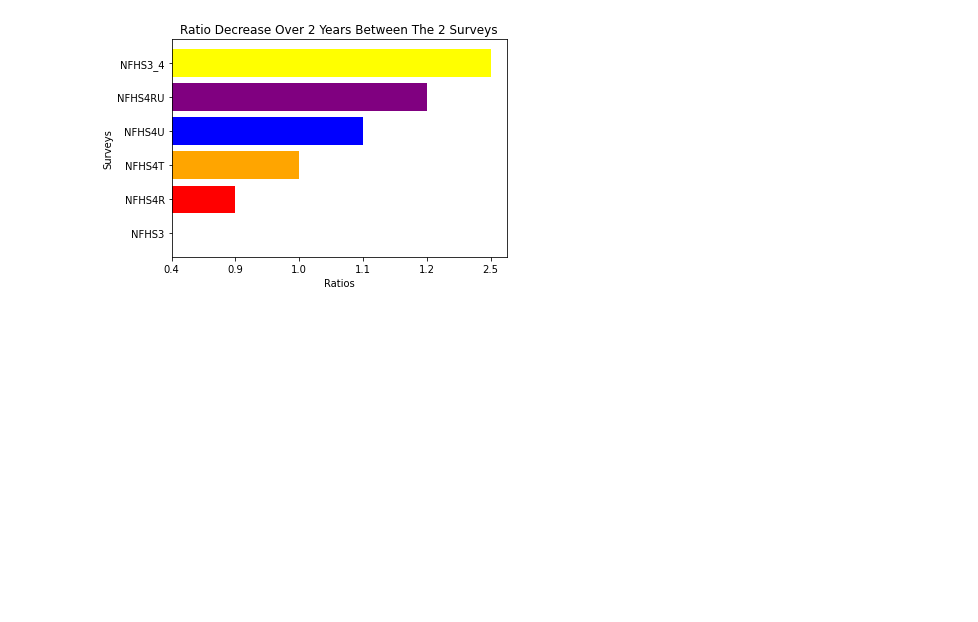
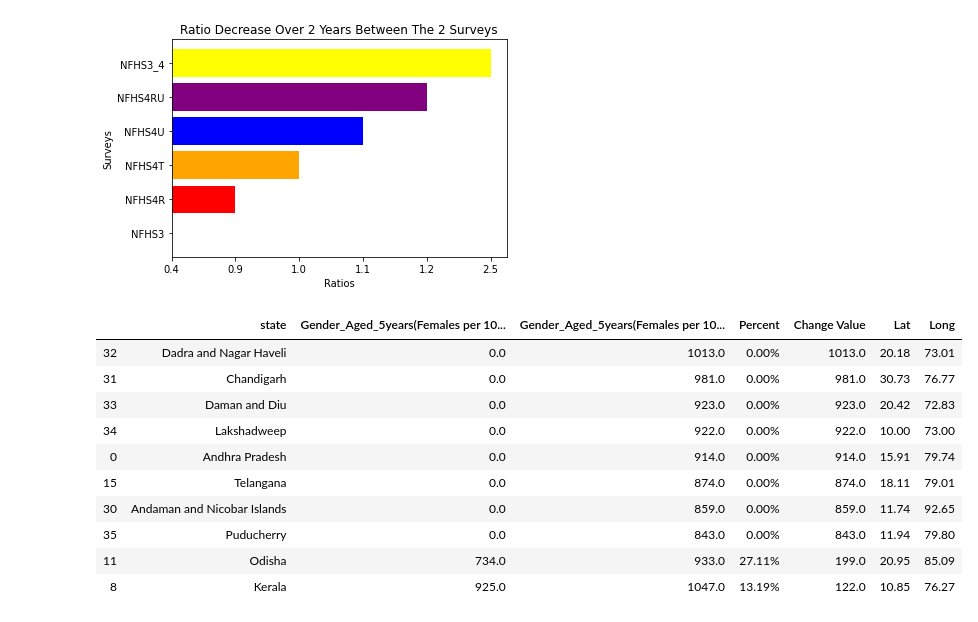
Before and after one commit to narayanan-nithya/Group_Project_Nutritional_Analysis_Of_Children_Under_Age_5, a Jupyter notebook: Complete_Nutritional_Analysis.ipynb, the cells around one changed output. Cells and saved outputs as stored; diff of their text form; code cells hidden in the pictures; blank space fills up the shorter version.

```diff
--- a/Complete_Nutritional_Analysis.ipynb
+++ b/Complete_Nutritional_Analysis.ipynb
@@ -904,3 +905,25 @@ plt.savefig("Bar Plot Of Ratio Increase Over Years Between The Two Surveys")
 plt.show()
 # %% [output]
 [figure]
+# %%
+Top10_Selected_State["Lat"]= ""
+Top10_Selected_State["Long"]= ""
+
+Lats = ["20.18","30.73","20.42","10.00","15.91","18.11","11.74","11.94","20.95","10.85"]
+Longs =["73.01","76.77","72.83","73.00","79.74","79.01","92.65","79.80","85.09","76.27"]
+
+Top10_Selected_State["Lat"] = Lats
+Top10_Selected_State["Long"]= Longs
+Top10_Selected_State.head(10)
+# %% [output]
+|  | state | Gender_Aged_5years(Females per 10... | Gender_Aged_5years(Females per 10... | Percent | Change Value | Lat | Long |
+| 32 | Dadra and Nagar Haveli | 0.0 | 1013.0 | 0.00% | 1013.0 | 20.18 | 73.01 |
+| 31 | Chandigarh | 0.0 | 981.0 | 0.00% | 981.0 | 30.73 | 76.77 |
+| 33 | Daman and Diu | 0.0 | 923.0 | 0.00% | 923.0 | 20.42 | 72.83 |
+| 34 | Lakshadweep | 0.0 | 922.0 | 0.00% | 922.0 | 10.00 | 73.00 |
+| 0 | Andhra Pradesh | 0.0 | 914.0 | 0.00% | 914.0 | 15.91 | 79.74 |
+| 15 | Telangana | 0.0 | 874.0 | 0.00% | 874.0 | 18.11 | 79.01 |
+| 30 | Andaman and Nicobar Islands | 0.0 | 859.0 | 0.00% | 859.0 | 11.74 | 92.65 |
+| 35 | Puducherry | 0.0 | 843.0 | 0.00% | 843.0 | 11.94 | 79.80 |
+| 11 | Odisha | 734.0 | 933.0 | 27.11% | 199.0 | 20.95 | 85.09 |
+| 8 | Kerala | 925.0 | 1047.0 | 13.19% | 122.0 | 10.85 | 76.27 |
```
Also changed, not shown: parts of 4 cells of this notebook, 1 other file.
